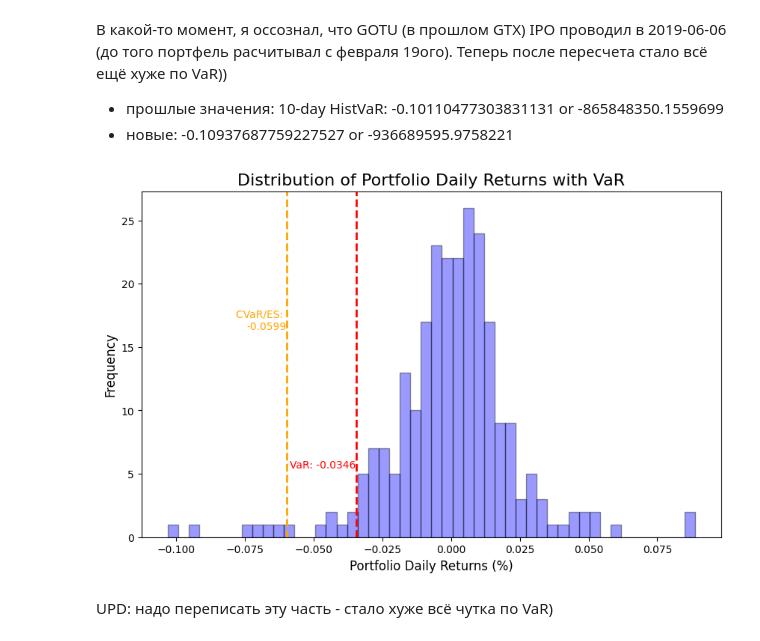
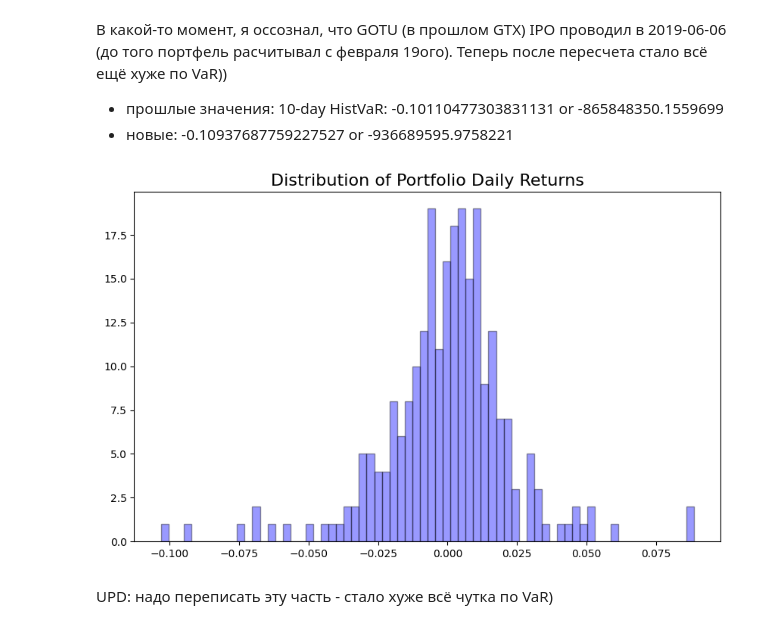
Before and after one commit to maxim-druzhinin/arcgegos_paper, a Jupyter notebook: VaR_calc.ipynb, the cells around one changed output. Saved outputs shown, nothing was run; the diff lists cells and outputs as text; code cells hidden in the pictures.

```diff
--- a/VaR_calc.ipynb
+++ b/VaR_calc.ipynb
@@ -505,20 +574,20 @@ print(f"10-day HistVaR: {hist_var*np.sqrt(10)} or {hist_var*total_value*np.sqrt(
 - новые: -0.10937687759227527 or -936689595.9758221
 # %%
 plt.figure(figsize=(10, 6))
-plt.hist(daily_returns @ weights, bins=50, color='blue', alpha=0.4, edgecolor='black')
-plt.axvline(hist_var, color='red', linestyle='--', linewidth=2, label=f'VaR (5%): {hist_var:.4f}')
-plt.text(hist_var, plt.gca().get_ylim()[1] * .2, f'VaR: {hist_var:.4f}', color='red', fontsize=10, ha='right')
+plt.hist(daily_returns @ weights, bins=0, color='blue', alpha=0.4, edgecolor='black')
+# plt.axvline(hist_var, color='red', linestyle='--', linewidth=2, label=f'VaR (5%): {hist_var:.4f}')
+# plt.text(hist_var, plt.gca().get_ylim()[1] * .2, f'VaR: {hist_var:.4f}', color='red', fontsize=10, ha='right')
 
-plt.axvline(hist_cvar, color='orange', linestyle='--', linewidth=2, label=f'CVaR: {hist_cvar:.4f}')
-plt.text(hist_cvar, plt.gca().get_ylim()[1] * 0.6, f'CVaR/ES: \n{hist_cvar:.4f}', color='orange', fontsize=10, ha='right')
+# plt.axvline(hist_cvar, color='orange', linestyle='--', linewidth=2, label=f'CVaR: {hist_cvar:.4f}')
+# plt.text(hist_cvar, plt.gca().get_ylim()[1] * 0.6, f'CVaR/ES: \n{hist_cvar:.4f}', color='orange', fontsize=10, ha='right')
 
-plt.title("Distribution of Portfolio Daily Returns with VaR", fontsize=16)
-plt.xlabel("Portfolio Daily Returns (%)", fontsize=12)
-plt.ylabel("Frequency", fontsize=12)
+plt.title("Distribution of Portfolio Daily Returns", fontsize=16)
+# plt.xlabel("Portfolio Daily Returns (%)", fontsize=12)
+# plt.ylabel("Frequency", fontsize=12)
 
 plt.show()
 # %% [output]
-[figure, old version]
+[figure, new version]
 # %% [markdown]
 UPD: надо переписать эту часть - стало хуже всё чутка по VaR)
 # %% [markdown]
```
Also changed, not shown: parts of 54 cells of this notebook.
